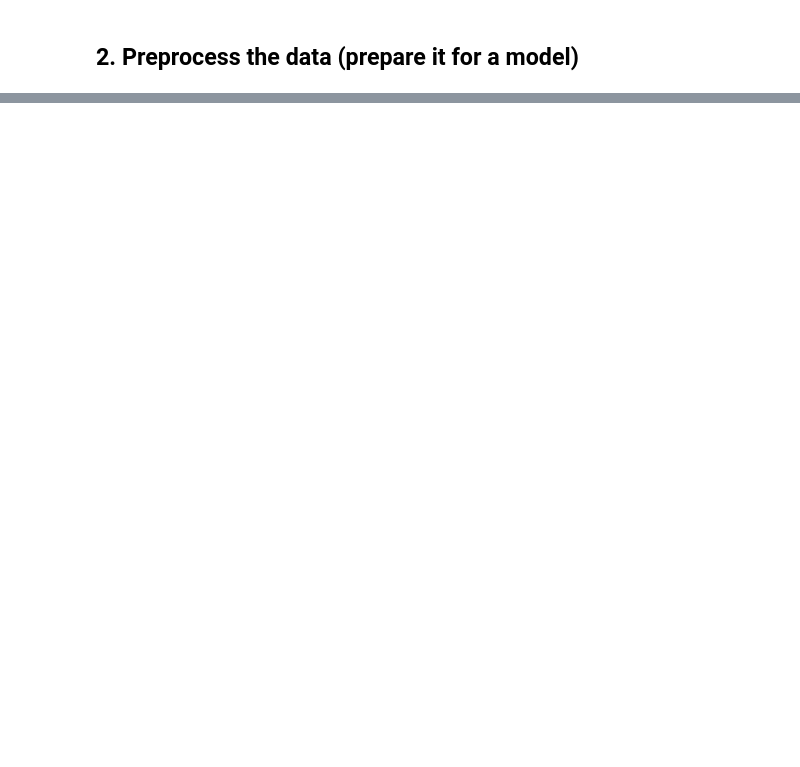
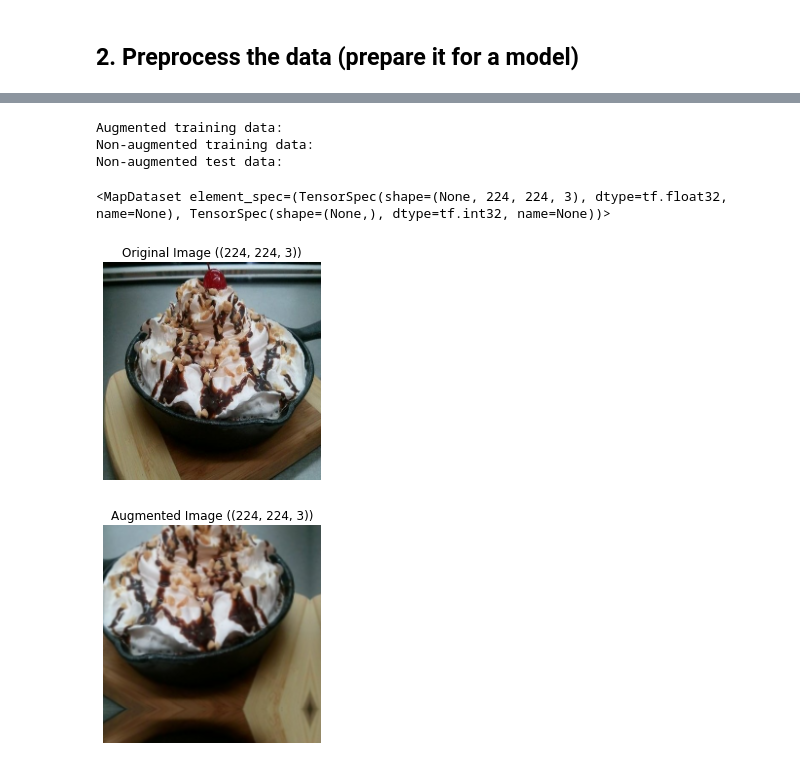
Before and after one commit to johanesPao/tensorflow_developer_certificate, a Jupyter notebook: 03_introduction_to_computer_vision_with_tensorflow.ipynb, the cells around one changed output, grey strips where cells are left out. Drawn from its saved outputs; the diff is of its cells as text; code cells hidden in the pictures; blank space fills up the shorter version.

Commit message:
introduction_to_computer_vision_with_tensorflow

```diff
--- a/03_introduction_to_computer_vision_with_tensorflow.ipynb
+++ b/03_introduction_to_computer_vision_with_tensorflow.ipynb
@@ -437,0 +476,3 @@ Image shape: (384, 512, 3)
+# %%
+for images, labels in train_data_scaled.take(1):
+    print(images[0].shape, labels[0].shape, images, labels)
@@ -437,0 +707,25 @@ Image shape: (384, 512, 3)
+# %%
+# Create training instance with data augmentation
+scaling_layer = tf.keras.layers.Rescaling(1./255)
+augmentation_layer = Sequential([
+    tf.keras.layers.Rescaling(1./255),
+    tf.keras.layers.RandomRotation(0.2),
+    tf.keras.layers.RandomZoom(0.2),
+    tf.keras.layers.RandomTranslation(height_factor=0.3, width_factor=0.2),
+    tf.keras.layers.RandomFlip(mode='horizontal'),
+])
+
+train_data = image_dataset_from_directory(directory=train_dir, # Target directory of images
+                                          label_mode='binary', # type of data you're working with
+                                          batch_size=32, # size of minibatches to load data into
+                                          image_size=(224, 224), # Target size of images (height, width)
+                                          shuffle=False, # for demo purpose only
+                                          seed=42)
+train_data_scaled_augmented = train_data.map(lambda x, y: (augmentation_layer(x), y))
+train_data_scaled = train_data.map(lambda x, y: (scaling_layer(x), y))
+test_data = image_dataset_from_directory(directory=test_dir,
+                                          label_mode='binary',
+                                          batch_size=32,
+                                          image_size=(224, 224),
+                                          seed=42)
+test_data_scaled = valid_data.map(lambda x, y: (scaling_layer(x), y))
@@ -437,0 +741,32 @@ Image shape: (384, 512, 3)
+# %%
+# Import data and augment it from training directory
+print("Augmented training data:")
+train_data_scaled_augmented
+print("Non-augmented training data:")
+train_data_scaled
+
+# Create non-augmented test data batches
+print("Non-augmented test data:")
+test_data_scaled
+# %% [output]
+Augmented training data:
+Non-augmented training data:
+Non-augmented test data:
+<MapDataset element_spec=(TensorSpec(shape=(None, 224, 224, 3), dtype=tf.float32, name=None), TensorSpec(shape=(None,), dtype=tf.int32, name=None))>
+# %%
+# Get sample augmented data batches
+import random
+
+random_number = random.randint(0, 32)
+for images, labels in train_data_scaled.take(1):
+    plt.imshow(images[random_number])
+    plt.title(f'Original Image ({images[random_number].shape})')
+    plt.axis(False)
+for images, labels in train_data_scaled_augmented.take(1):
+    plt.figure()
+    plt.imshow(images[random_number])
+    plt.title(f'Augmented Image ({images[random_number].shape})')
+    plt.axis(False)
+# %% [output]
+[figure, added]
+[figure, added]
```
Also changed, not shown: parts of 44 cells of this notebook.
